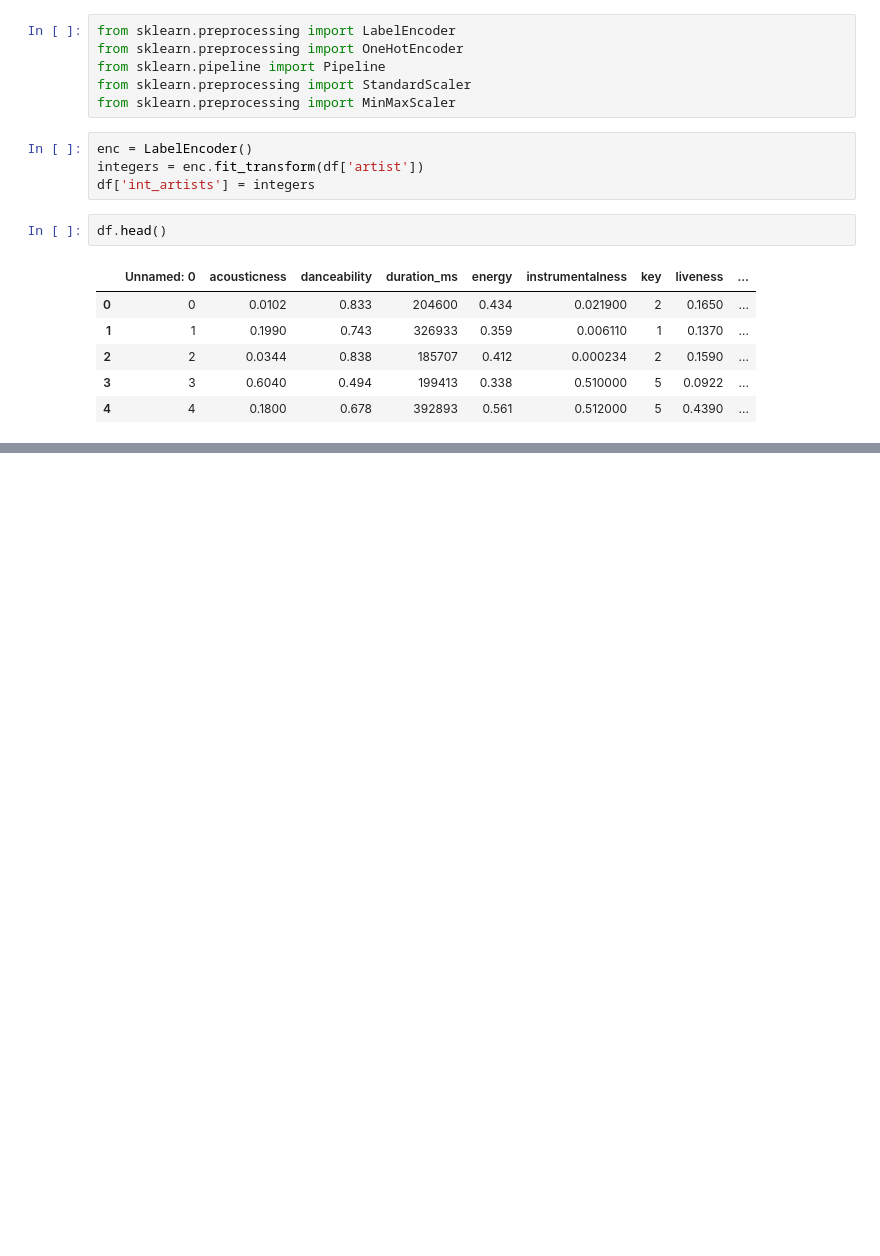
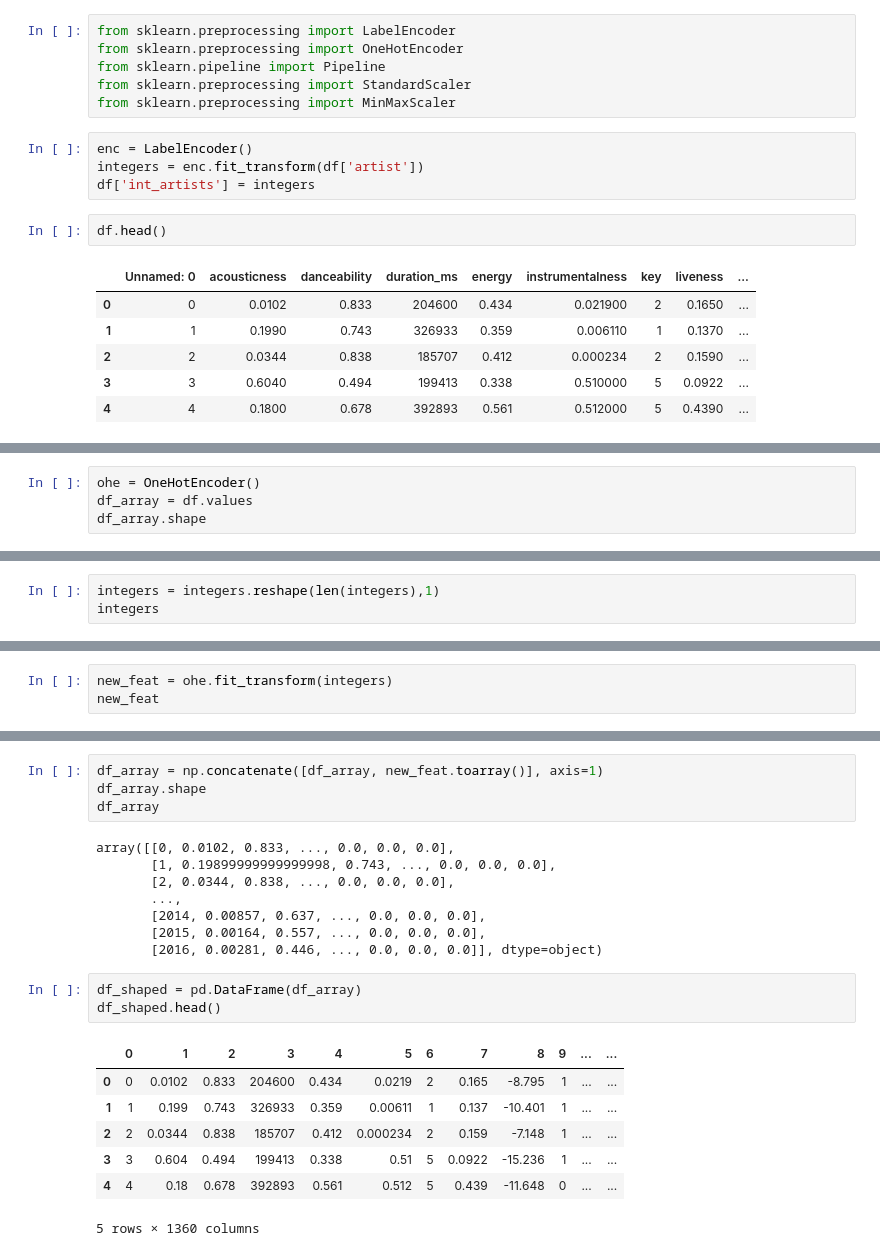
Before and after one commit to tutss/datascience, a Jupyter notebook: musicclassifying.ipynb, the cells around one changed output, grey strips where cells are left out. Cells and saved outputs as stored; diff of their text form; blank space fills up the shorter version.

```diff
--- a/musicclassifying.ipynb
+++ b/musicclassifying.ipynb
@@ -267,0 +271,4 @@ df.head()
+# %%
+ohe = OneHotEncoder()
+df_array = df.values
+df_array.shape
@@ -267,0 +277,3 @@ df.head()
+# %%
+integers = integers.reshape(len(integers),1)
+integers
@@ -267,0 +288,3 @@ df.head()
+# %%
+new_feat = ohe.fit_transform(integers)
+new_feat
@@ -267,0 +302,23 @@ df.head()
+# %%
+df_array = np.concatenate([df_array, new_feat.toarray()], axis=1)
+df_array.shape
+df_array
+# %% [output]
+array([[0, 0.0102, 0.833, ..., 0.0, 0.0, 0.0],
+       [1, 0.19899999999999998, 0.743, ..., 0.0, 0.0, 0.0],
+       [2, 0.0344, 0.838, ..., 0.0, 0.0, 0.0],
+       ...,
+       [2014, 0.00857, 0.637, ..., 0.0, 0.0, 0.0],
+       [2015, 0.00164, 0.557, ..., 0.0, 0.0, 0.0],
+       [2016, 0.00281, 0.446, ..., 0.0, 0.0, 0.0]], dtype=object)
+# %%
+df_shaped = pd.DataFrame(df_array)
+df_shaped.head()
+# %% [output]
+|  | 0 | 1 | 2 | 3 | 4 | 5 | 6 | 7 | 8 | 9 | ... | ... |
+| 0 | 0 | 0.0102 | 0.833 | 204600 | 0.434 | 0.0219 | 2 | 0.165 | -8.795 | 1 | ... | ... |
+| 1 | 1 | 0.199 | 0.743 | 326933 | 0.359 | 0.00611 | 1 | 0.137 | -10.401 | 1 | ... | ... |
+| 2 | 2 | 0.0344 | 0.838 | 185707 | 0.412 | 0.000234 | 2 | 0.159 | -7.148 | 1 | ... | ... |
+| 3 | 3 | 0.604 | 0.494 | 199413 | 0.338 | 0.51 | 5 | 0.0922 | -15.236 | 1 | ... | ... |
+| 4 | 4 | 0.18 | 0.678 | 392893 | 0.561 | 0.512 | 5 | 0.439 | -11.648 | 0 | ... | ... |
+5 rows × 1360 columns
```
Also changed, not shown: parts of 11 cells of this notebook.
